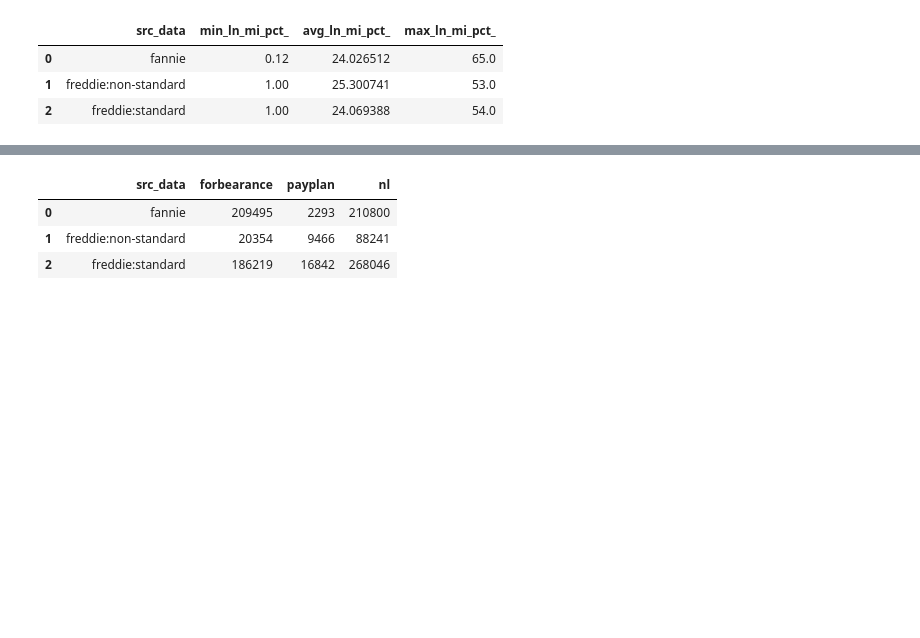
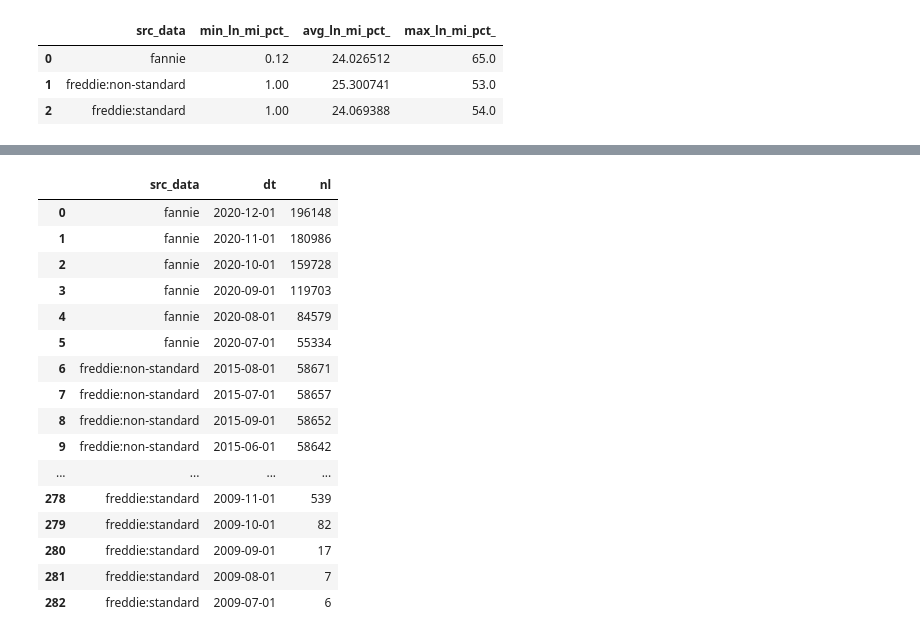
Before and after one commit to invertedv/mortgage_imports, a Jupyter notebook: checking.ipynb, the cells around one changed output, grey strips where cells are left out. Saved outputs shown, nothing was run; the diff lists cells and outputs as text; code cells hidden in the pictures; blank space fills up the shorter version.

```diff
--- a/checking.ipynb
+++ b/checking.ipynb
@@ -1132,0 +1207,25 @@ dfx1.head(n=1000)
+# %%
+
+# bap when defrl_amt is first > 0
+qry = \
+"""
+SELECT
+    src_data,
+    bap,
+    count(*) AS nl
+FROM (
+SELECT
+    src_data,
+    arrayFirstIndex(x -> IF(x > 0, 1, 0), monthly.defrl_amt) AS first_def,
+    arrayElement(monthly.mod_sticky_flg, first_def) AS msf,
+    arrayElement(monthly.borr_asst_plan, first_def) AS bap
+FROM
+    unified.frannie
+WHERE first_def > 0)
+GROUP BY src_data, bap
+ORDER BY src_data, bap
+
+"""
+
+dfx1 = chu.run_query(qry, client, return_df=True)
+dfx1.head(n=1000)
@@ -1133,26 +1247,37 @@ dfx1.head(n=1000)
 # %%
-
 
 # ln_defrl_amt
 qry = \
 """
 SELECT
     src_data,
-    sum(IF(has(monthly.borr_asst_plan, 'F'), 1, 0)) AS forbearance,
-    sum(IF(has(monthly.borr_asst_plan, 'R'), 1, 0)) AS payplan,
-    count(*) AS nl
+    m.dt AS dt,
+    count(*) as nl
 FROM
-    unified.frannie
+    unified.frannie ARRAY JOIN monthly AS m
 WHERE
-    ln_defrl_amt > 0
-GROUP BY src_data
-ORDER BY src_data
+    m.defrl_amt > 0
+GROUP BY src_data, dt
+ORDER BY src_data, nl DESC
 """
 
 dfx1 = chu.run_query(qry, client, return_df=True)
 dfx1.head(n=1000)
 # %% [output]
-|  | src_data | forbearance | payplan | nl |
-| 0 | fannie | 209495 | 2293 | 210800 |
-| 1 | freddie:non-standard | 20354 | 9466 | 88241 |
-| 2 | freddie:standard | 186219 | 16842 | 268046 |
+|  | src_data | dt | nl |
+| 0 | fannie | 2020-12-01 | 196148 |
+| 1 | fannie | 2020-11-01 | 180986 |
+| 2 | fannie | 2020-10-01 | 159728 |
+| 3 | fannie | 2020-09-01 | 119703 |
+| 4 | fannie | 2020-08-01 | 84579 |
+| 5 | fannie | 2020-07-01 | 55334 |
+| 6 | freddie:non-standard | 2015-08-01 | 58671 |
+| 7 | freddie:non-standard | 2015-07-01 | 58657 |
+| 8 | freddie:non-standard | 2015-09-01 | 58652 |
+| 9 | freddie:non-standard | 2015-06-01 | 58642 |
+| ... | ... | ... | ... |
+| 278 | freddie:standard | 2009-11-01 | 539 |
+| 279 | freddie:standard | 2009-10-01 | 82 |
+| 280 | freddie:standard | 2009-09-01 | 17 |
+| 281 | freddie:standard | 2009-08-01 | 7 |
+| 282 | freddie:standard | 2009-07-01 | 6 |
```
Also changed, not shown: parts of 22 cells of this notebook, 2 other files.
